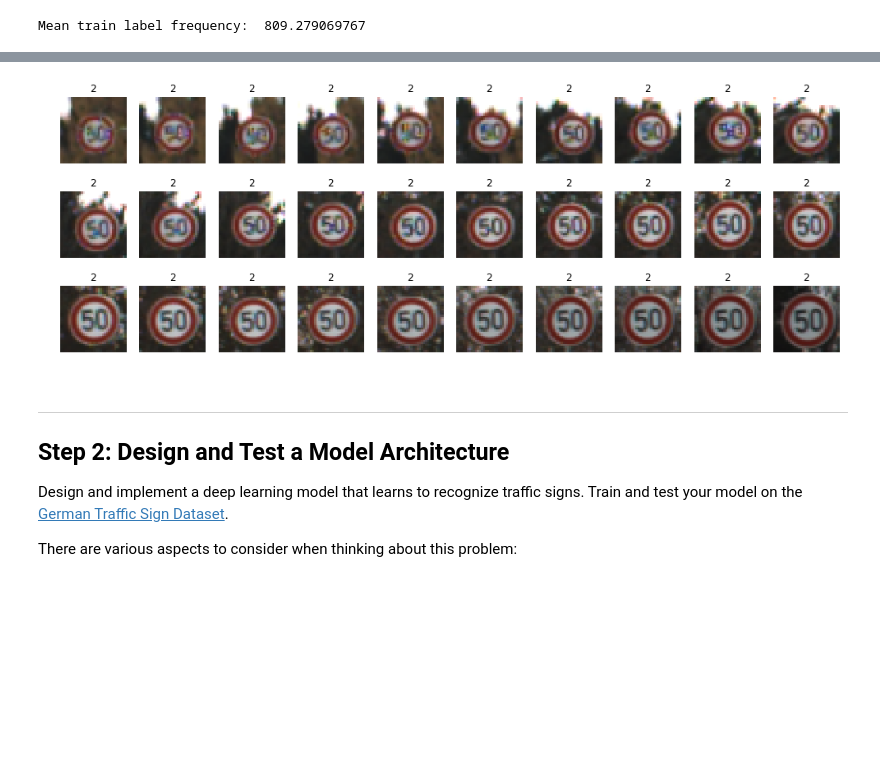
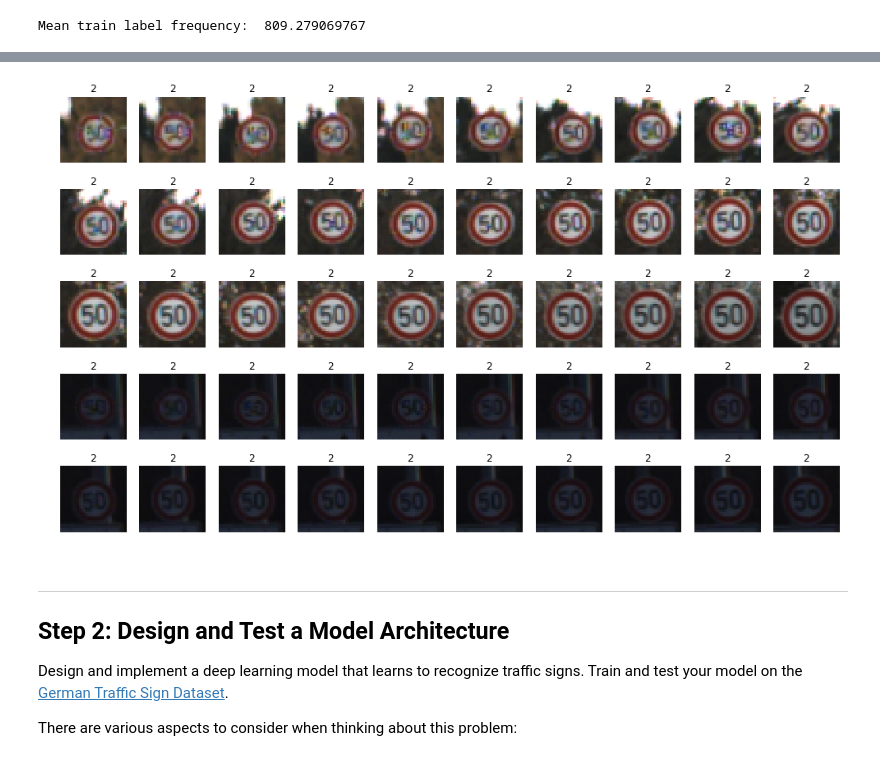
Before and after one commit to tmandzak/CarND-Traffic-Sign-Classifier-Project, a Jupyter notebook: Traffic_Sign_Classifier.ipynb, the cells around one changed output, grey strips where cells are left out. Drawn from its saved outputs; the diff is of its cells as text; code cells hidden in the pictures; blank space fills up the shorter version.

```diff
--- a/Traffic_Sign_Classifier.ipynb
+++ b/Traffic_Sign_Classifier.ipynb
@@ -155,7 +155,7 @@ draw_signs(image_sample_size = 30, sign=np.argmin(hist[0]))
 # %%
-draw_signs(image_sample_size = 30, sign=np.argmax(hist[0]))
+draw_signs(image_sample_size = 50, sign=np.argmax(hist[0]))
 # %% [output]
-[figure, old version]
+[figure, new version]
 # %% [markdown]
 ----
 
```
Also changed, not shown: parts of 21 cells of this notebook, 4 other files.
